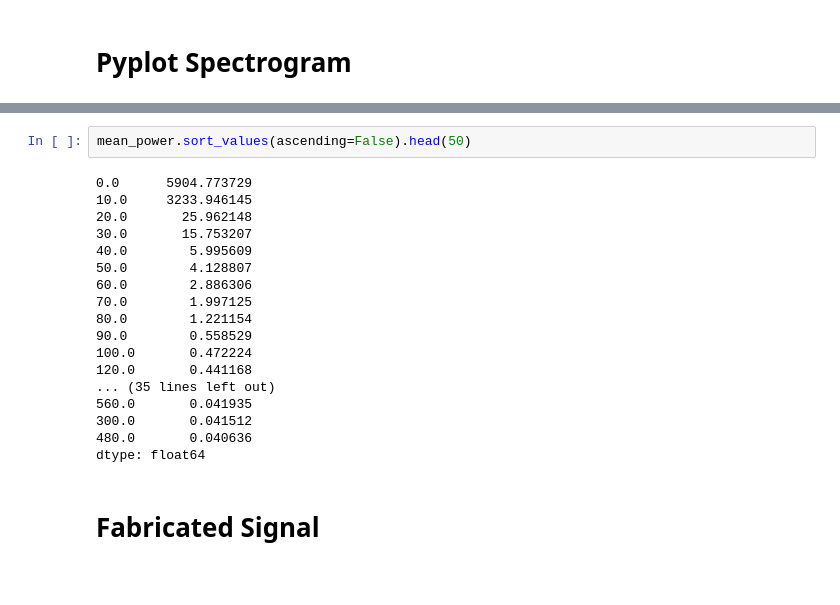
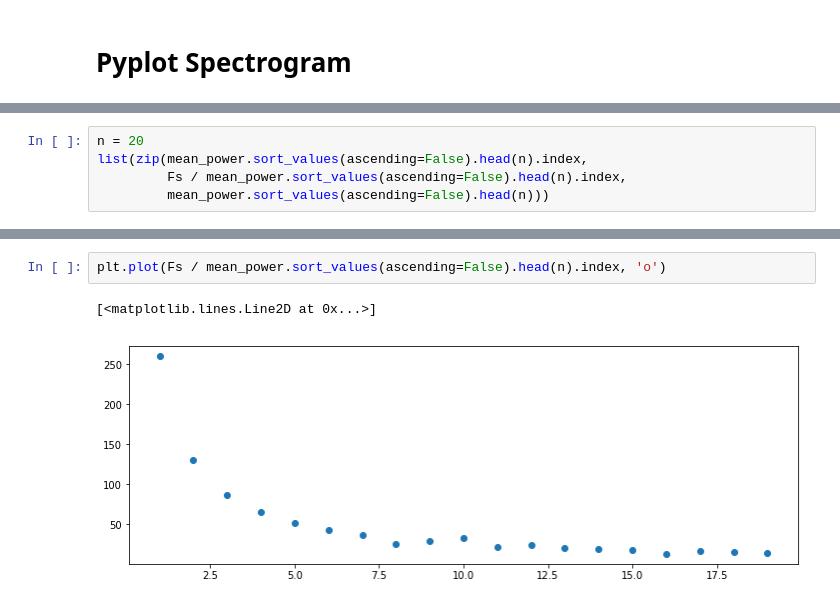
Before and after one commit to peerchen/trend-following-1, a Jupyter notebook: Spectrogram.ipynb, the cells around one changed output, grey strips where cells are left out. Drawn from its saved outputs; the diff is of its cells as text.

```diff
--- a/Spectrogram.ipynb
+++ b/Spectrogram.ipynb
@@ -118,0 +184,5 @@ plt.loglog(mean_power)
+# %%
+n = 20
+list(zip(mean_power.sort_values(ascending=False).head(n).index,
+         Fs / mean_power.sort_values(ascending=False).head(n).index,
+         mean_power.sort_values(ascending=False).head(n)))
@@ -119,22 +210,5 @@ plt.loglog(mean_power)
 # %%
-mean_power.sort_values(ascending=False).head(50)
+plt.plot(Fs / mean_power.sort_values(ascending=False).head(n).index, 'o')
 # %% [output]
-0.0      5904.773729
-10.0     3233.946145
-20.0       25.962148
-30.0       15.753207
-40.0        5.995609
-50.0        4.128807
-60.0        2.886306
-70.0        1.997125
-80.0        1.221154
-90.0        0.558529
-100.0       0.472224
-120.0       0.441168
-... (35 lines left out)
-560.0       0.041935
-300.0       0.041512
-480.0       0.040636
-dtype: float64
+[<matplotlib.lines.Line2D at 0x...>]
+[figure, added]
-# %% [markdown]
-# Fabricated Signal
```
Also changed, not shown: parts of 30 cells of this notebook.
